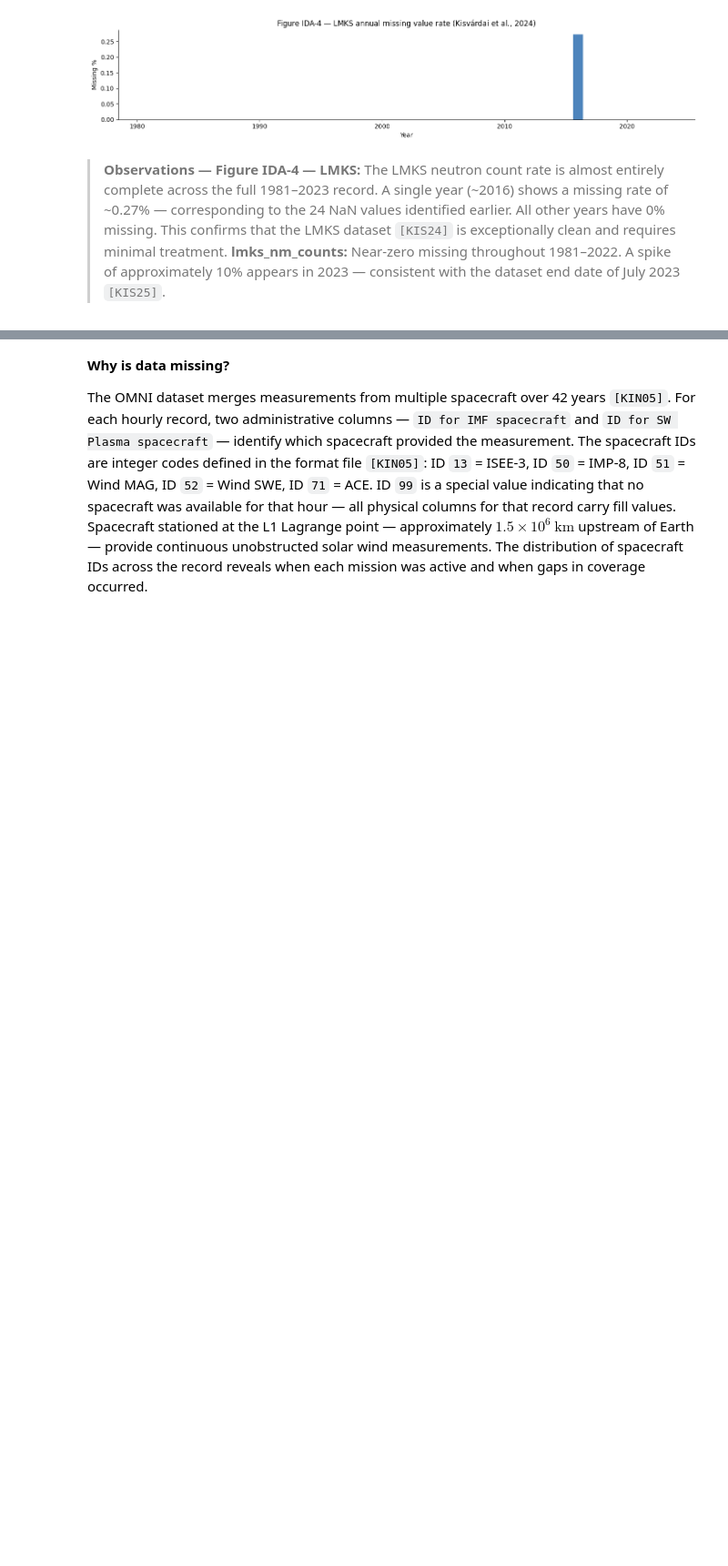
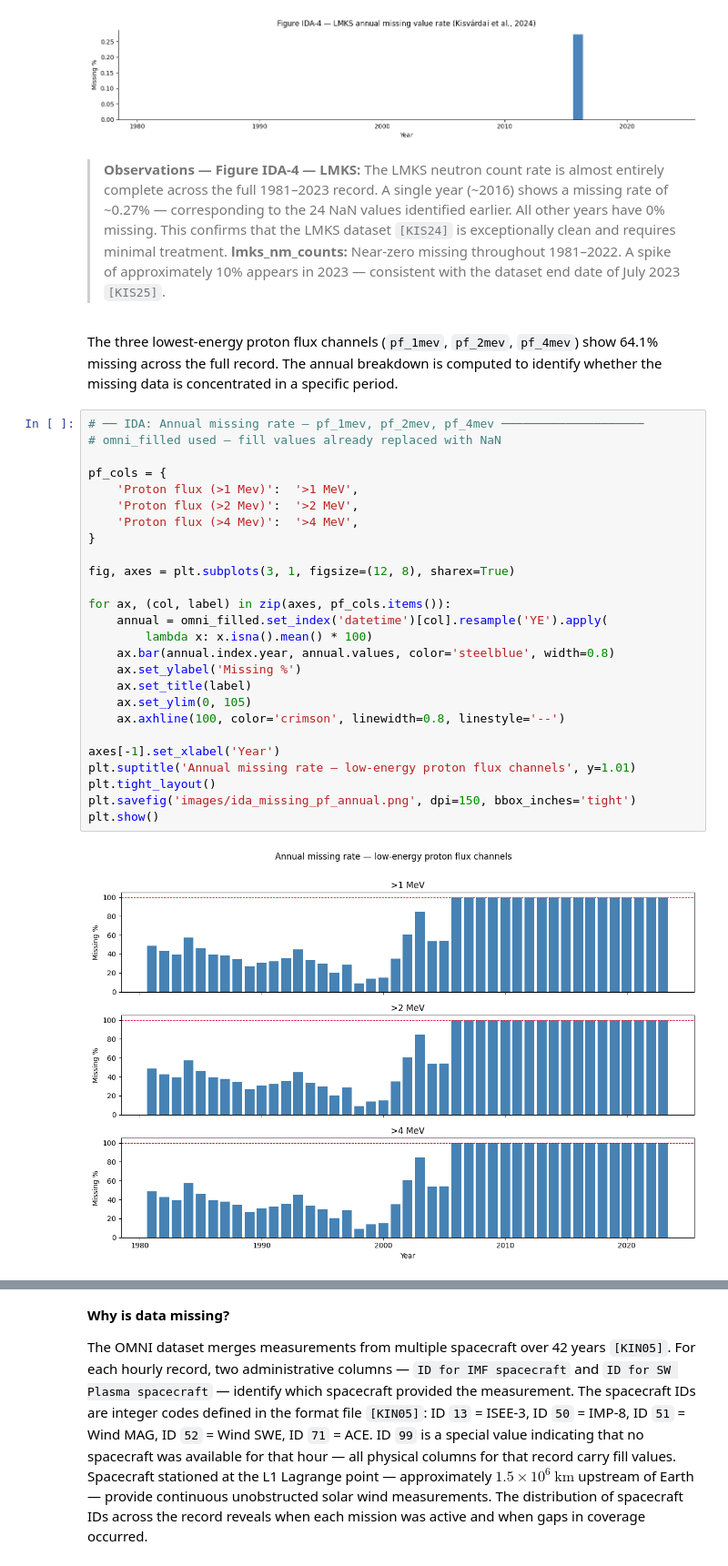
Before and after one commit to RoumenNikolov/cosmic-ray-storm-clean, a Jupyter notebook: cosmic_ray_storm_prediction.ipynb, the cells around one changed output, grey strips where cells are left out. Shown at 91% size. Drawn from its saved outputs; the diff is of its cells as text; blank space fills up the shorter version.

Commit message:
refactor(ida): add pf annual breakdown, physical range verification, replace spacecraft scatter with gantt chart, add prioritisation text

```diff
--- a/cosmic_ray_storm_prediction.ipynb
+++ b/cosmic_ray_storm_prediction.ipynb
@@ -614,3 +618,33 @@ plt.show()
 # %% [markdown]
 > **Observations — Figure IDA-4 — LMKS:**  The LMKS neutron count rate is almost entirely complete across the full 1981–2023 record. A single year (~2016) shows a missing rate of ~0.27% — corresponding to the 24 NaN values identified earlier. All other years have 0% missing. This confirms that the LMKS dataset `[KIS24]` is exceptionally clean and requires minimal treatment.
 >  **lmks_nm_counts:** Near-zero missing throughout 1981–2022. A spike of approximately 10% appears in 2023 — consistent with the dataset end date of July 2023 `[KIS25]`.
+# %% [markdown]
+The three lowest-energy proton flux channels (`pf_1mev`, `pf_2mev`, `pf_4mev`) show 64.1% missing across the full record. The annual breakdown is computed to identify whether the missing data is concentrated in a specific period.
+# %%
+# ── IDA: Annual missing rate — pf_1mev, pf_2mev, pf_4mev ────────────────────
+# omni_filled used — fill values already replaced with NaN
+
+pf_cols = {
+    'Proton flux (>1 Mev)':  '>1 MeV',
+    'Proton flux (>2 Mev)':  '>2 MeV',
+    'Proton flux (>4 Mev)':  '>4 MeV',
+}
+
+fig, axes = plt.subplots(3, 1, figsize=(12, 8), sharex=True)
+
+for ax, (col, label) in zip(axes, pf_cols.items()):
+    annual = omni_filled.set_index('datetime')[col].resample('YE').apply(
+        lambda x: x.isna().mean() * 100)
+    ax.bar(annual.index.year, annual.values, color='steelblue', width=0.8)
+    ax.set_ylabel('Missing %')
+    ax.set_title(label)
+    ax.set_ylim(0, 105)
+    ax.axhline(100, color='crimson', linewidth=0.8, linestyle='--')
+
+axes[-1].set_xlabel('Year')
+plt.suptitle('Annual missing rate — low-energy proton flux channels', y=1.01)
+plt.tight_layout()
+plt.savefig('images/ida_missing_pf_annual.png', dpi=150, bbox_inches='tight')
+plt.show()
+# %% [output]
+[figure, added]
```
Also changed, not shown: parts of 35 cells of this notebook.
